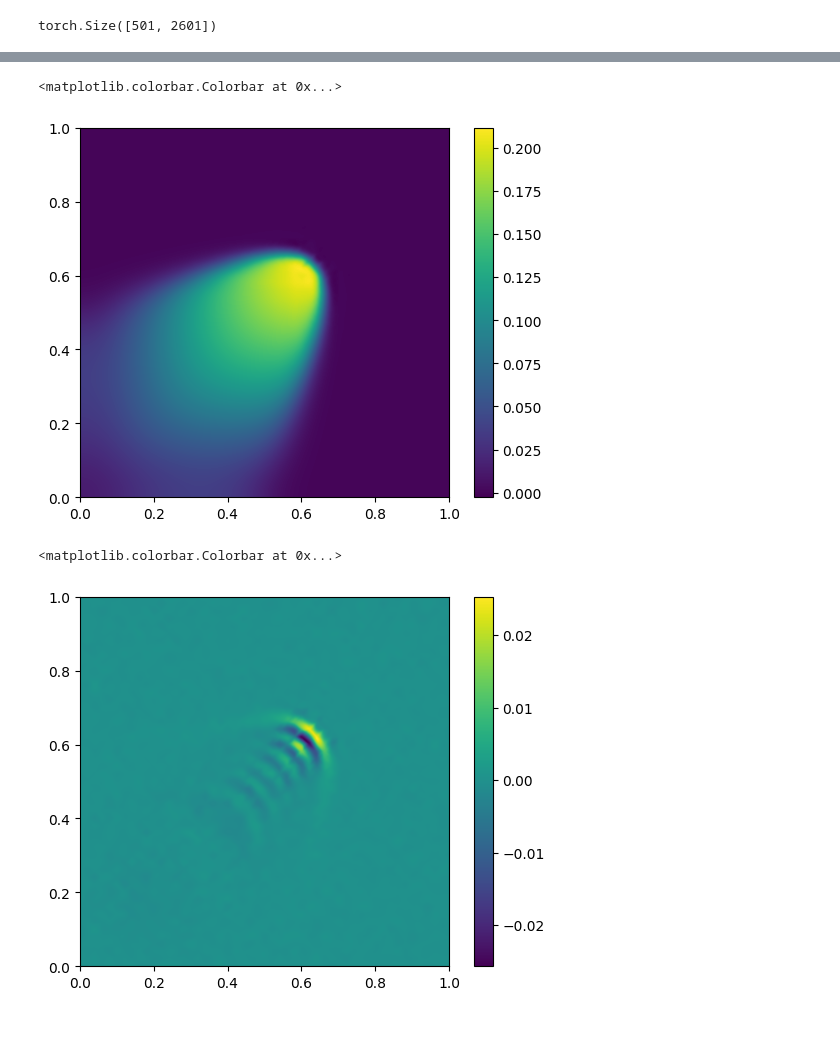
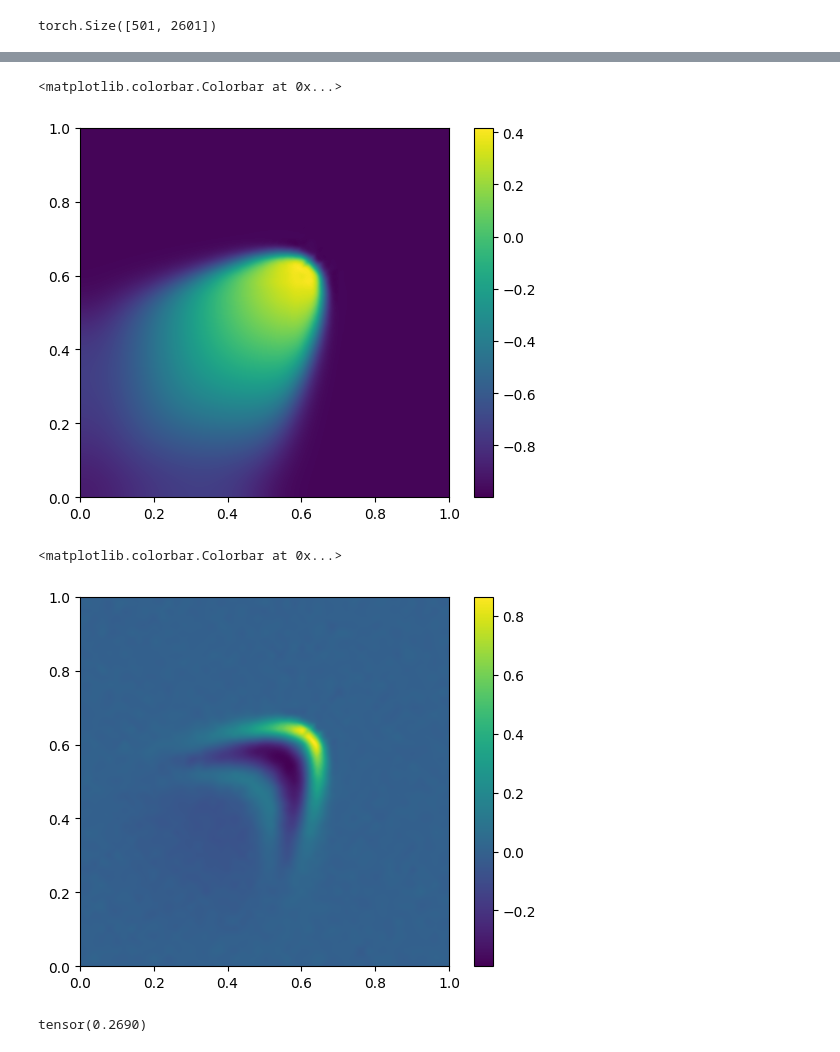
Before and after one commit to peiyichen1995/ROM, a Jupyter notebook: train_ade.ipynb, the cells around one changed output, grey strips where cells are left out. Drawn from its saved outputs; the diff is of its cells as text; code cells hidden in the pictures.

```diff
--- a/train_ade.ipynb
+++ b/train_ade.ipynb
@@ -31,9 +31,11 @@ u = lib.utils.read_data(S, N, '2d_burger_data_25_25/time_step_', 'vel_0')
 u.shape
 # %% [output]
 torch.Size([501, 2601])
-# %%
-u_dot = lib.utils.u_dot(u, dt)
-u = u[:-1]
+# %%
+u_min = torch.min(u)
+u_max = torch.max(u)
+
+u = 2*u/(u_max-u_min) - (u_max+u_min)/(u_max-u_min)
 # %%
 n = 20
 # %%
@@ -50,4 +59,4 @@ ed.train(dataloader, effective_batch=250, epochs=10000)
 # %%
-approximates = ed(u[499, :N].to(device))
+approximates = ed(u[500:501].to(device))
 approximates.shape
 # %% [output]
@@ -80,5 +89,5 @@ plt.colorbar()
 # %%
-z = u[499].tolist()
+z = u[500].tolist()
 
 # target grid to interpolate to
 xi = yi = np.linspace(0,1.0,1200)
@@ -94,22 +103,26 @@ plt.imshow(zi,origin='lower', extent=[0,1,0,1])
 plt.colorbar()
 # %% [output]
 <matplotlib.colorbar.Colorbar at 0x...>
-[figure, old version]
+[figure, new version]
 # %%
-z = (u[499] - approximates).detach().cpu().tolist()
+z = (u[500] - approximates[0]).detach().cpu().tolist()
 
 # target grid to interpolate to
 xi = yi = np.linspace(0,1.0,1200)
 xi,yi = np.meshgrid(xi,yi)
 
 # set mask
 # mask = (xi > 0.5) & (xi < 0.6) & (yi > 0.5) & (yi < 0.6)
 
 # interpolate
 zi = griddata((x,y),z,(xi,yi),method='cubic')
 
 plt.imshow(zi,origin='lower', extent=[0,1,0,1])
 plt.colorbar()
 # %% [output]
 <matplotlib.colorbar.Colorbar at 0x...>
-[figure, old version]
+[figure, new version]
+# %%
+(0.8 + (u_max + u_min) / (u_max - u_min)) * (u_max - u_min) / 2
+# %% [output]
+tensor(0.2690)
```
Also changed, not shown: parts of 3 cells of this notebook, 5 other files.
